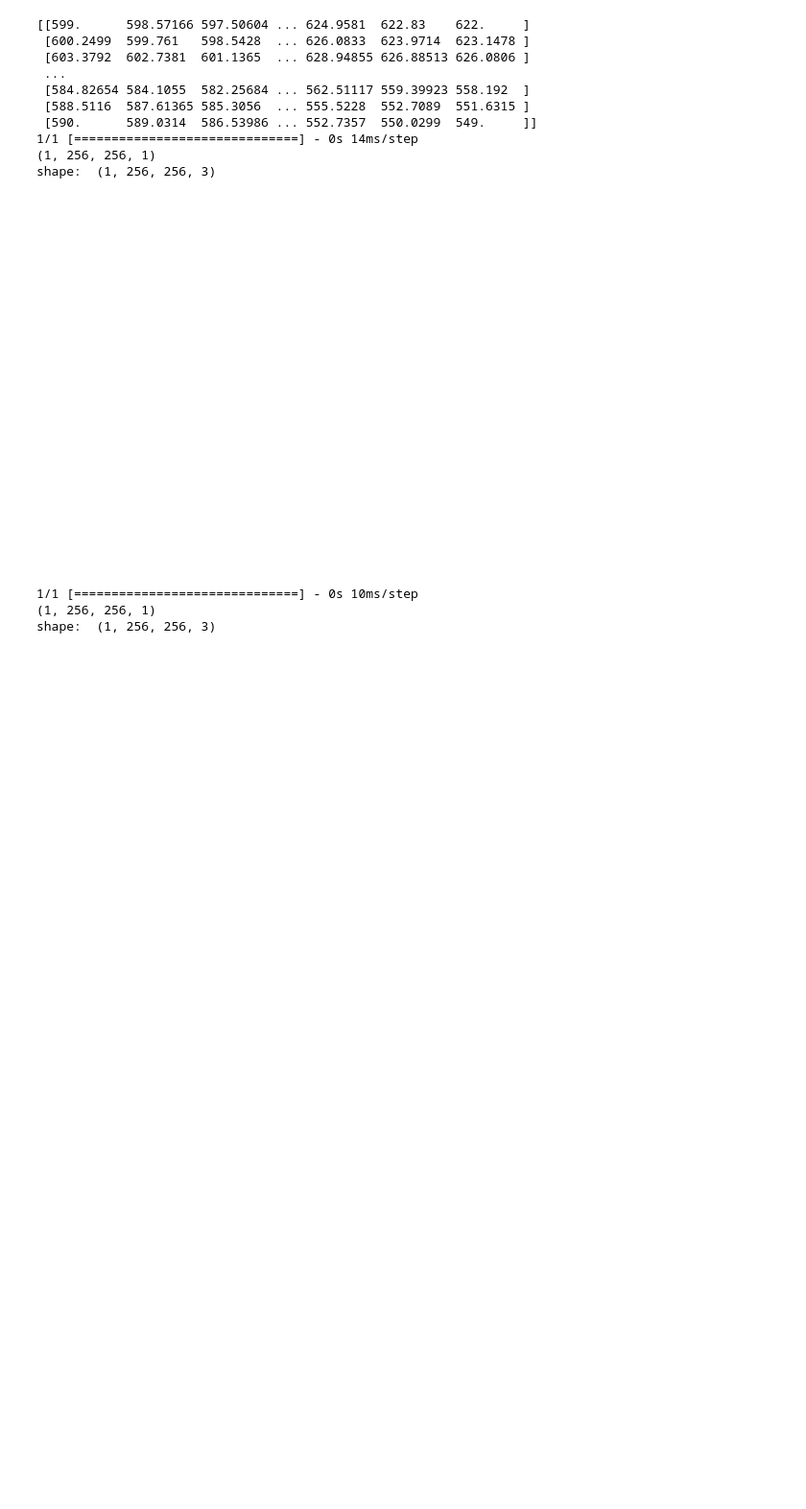
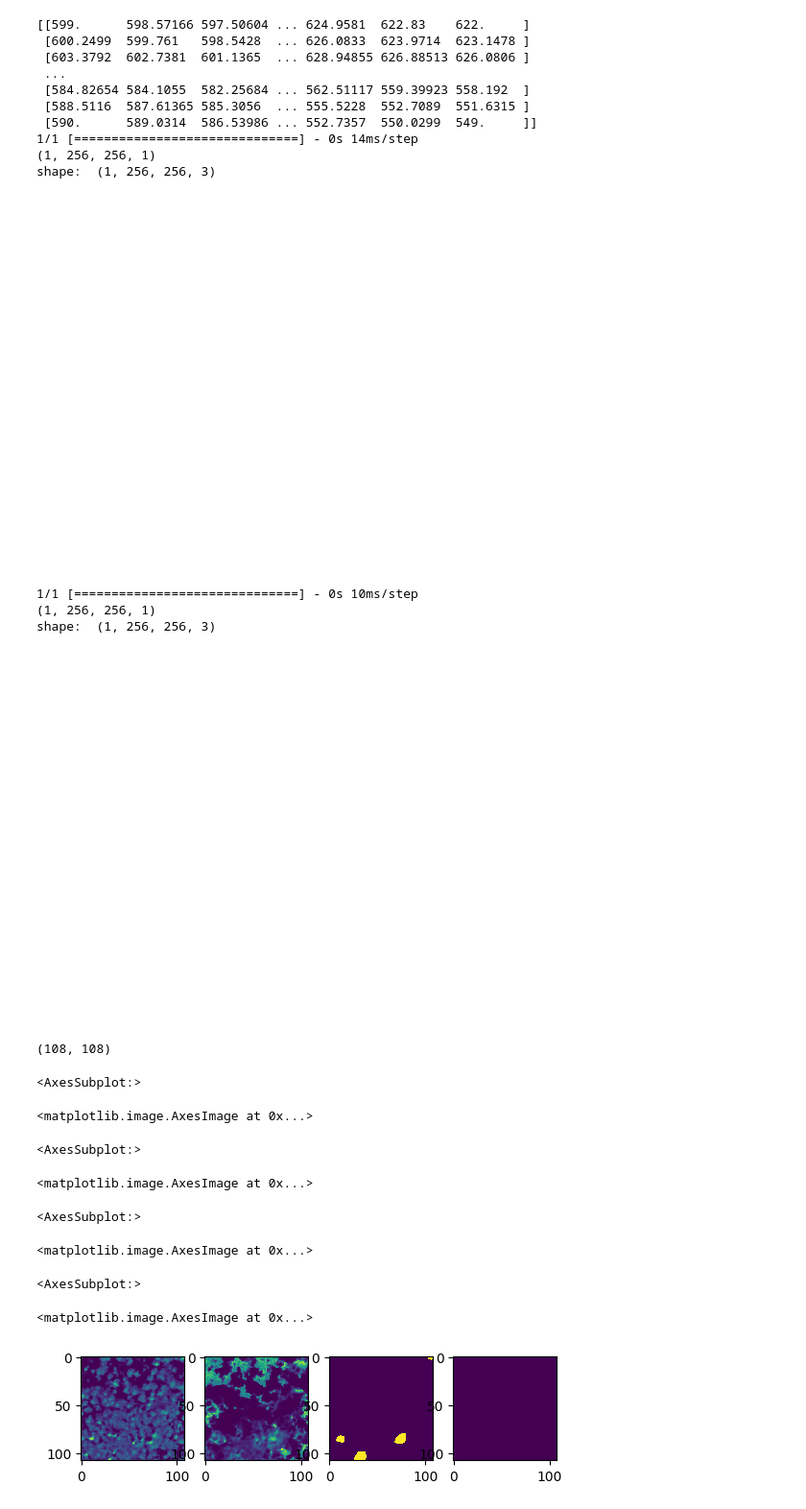
Before and after one commit to WinterCyan/TreeSeg, a Jupyter notebook: notebooks/PREDICT.ipynb, the cells around one changed output. Shown at 96% size. Saved outputs shown, nothing was run; the diff lists cells and outputs as text; code cells hidden in the pictures; blank space fills up the shorter version.

Commit message:
dataset validation ipynb

```diff
--- a/notebooks/PREDICT.ipynb
+++ b/notebooks/PREDICT.ipynb
@@ -136,3 +139,54 @@ display_images(p,titles=None, cmap=fn, norm=idx, interpolation=None, save=True,
 (1, 256, 256, 1)
 shape:  (1, 256, 256, 3)
 [figure]
+# %%
+import matplotlib.pyplot as plt
+import numpy as np
+from PIL import Image
+import rasterio
+def image_normalize(im, axis = (0,1), c = 1e-8):
+    return (im - im.mean(axis)) / (im.std(axis) + c)
+# im = plt.imread("/home/lenovo/treeseg-dataset/inference/view2/inference_sample_256/r9c99-pan-0.png")
+# im = Image.open("/home/lenovo/treeseg-dataset/inference/all-views/inference_sample_160/r150c30-ndvi0.png")
+# im = rasterio.open("/home/lenovo/treeseg-dataset/inference/all-views/inference_sample_160/r150c30-pan0.png").read(1)
+# arr = np.array(im)
+# im2 = rasterio.open("/home/lenovo/treeseg-dataset/inference/all-views/inference_sample_160/r150c30-ndvi0.png").read(1)
+# arr2 = np.array(im2)
+# boundary-0-area183-r2c2
+rootdir="/home/lenovo/treeseg-dataset/full_process/sample_108"
+type="pan"
+area="68"
+r=3
+c=3
+im = rasterio.open(f"{rootdir}/pan-0-area{area}-r{r}c{c}.png").read(1)
+arr = np.array(im)
+im2 = rasterio.open(f"{rootdir}/ndvi-0-area{area}-r{r}c{c}.png").read(1)
+arr2 = np.array(im2)
+
+im3 = rasterio.open(f"{rootdir}/annotation-0-area{area}-r{r}c{c}.png").read(1)
+arr3 = np.array(im3)
+im4 = rasterio.open(f"{rootdir}/boundary-0-area{area}-r{r}c{c}.png").read(1)
+arr4 = np.array(im4)
+
+print(arr.shape)
+fig = plt.figure()
+fig.add_subplot(1,4,1)
+plt.imshow(arr)
+fig.add_subplot(1,4,2)
+plt.imshow(arr2)
+fig.add_subplot(1,4,3)
+plt.imshow(arr3)
+fig.add_subplot(1,4,4)
+plt.imshow(arr4)
+plt.show()
+# %% [output]
+(108, 108)
+<AxesSubplot:>
+<matplotlib.image.AxesImage at 0x...>
+<AxesSubplot:>
+<matplotlib.image.AxesImage at 0x...>
+<AxesSubplot:>
+<matplotlib.image.AxesImage at 0x...>
+<AxesSubplot:>
+<matplotlib.image.AxesImage at 0x...>
+[figure, added]
```
Also changed, not shown: parts of 1 cell of this notebook, 3 other files.
